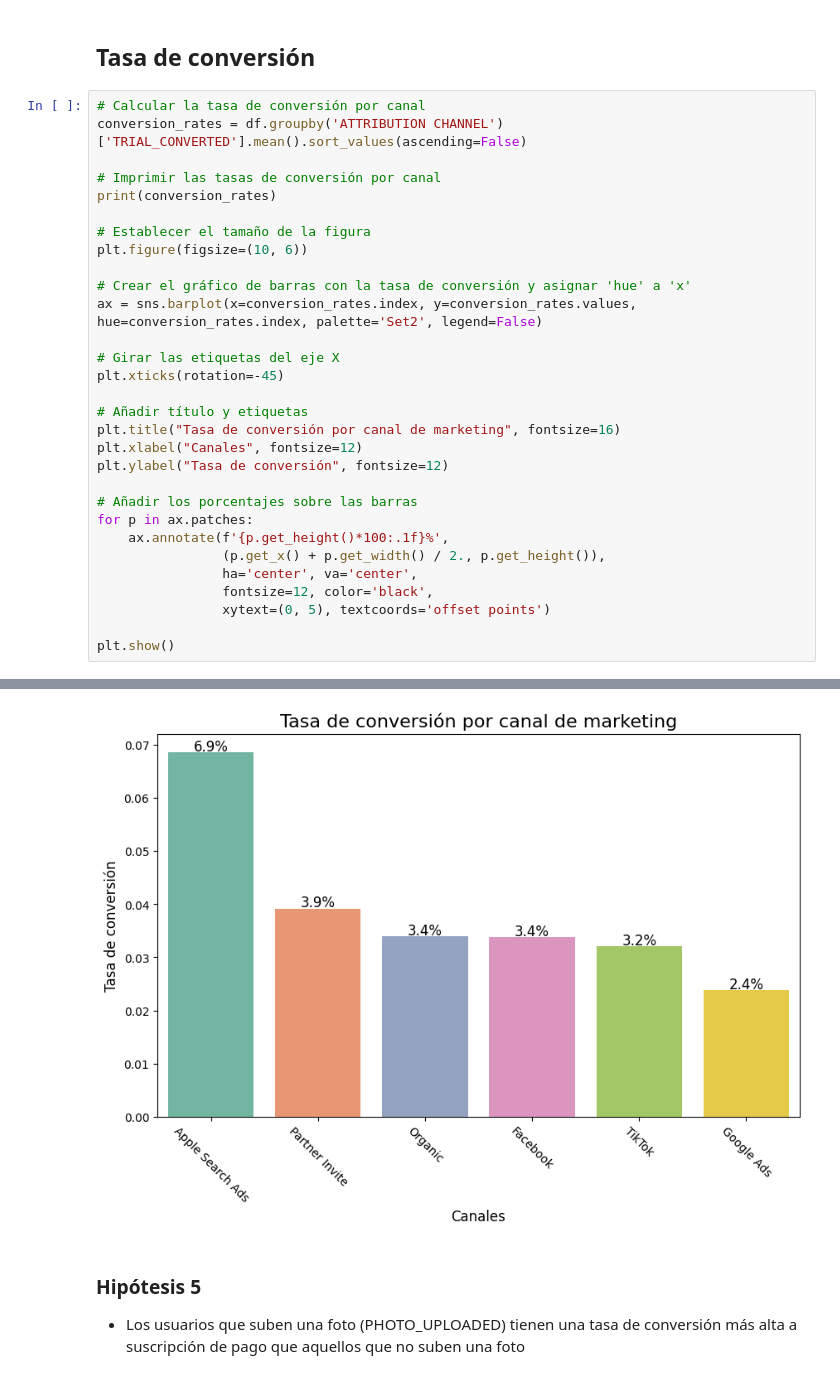
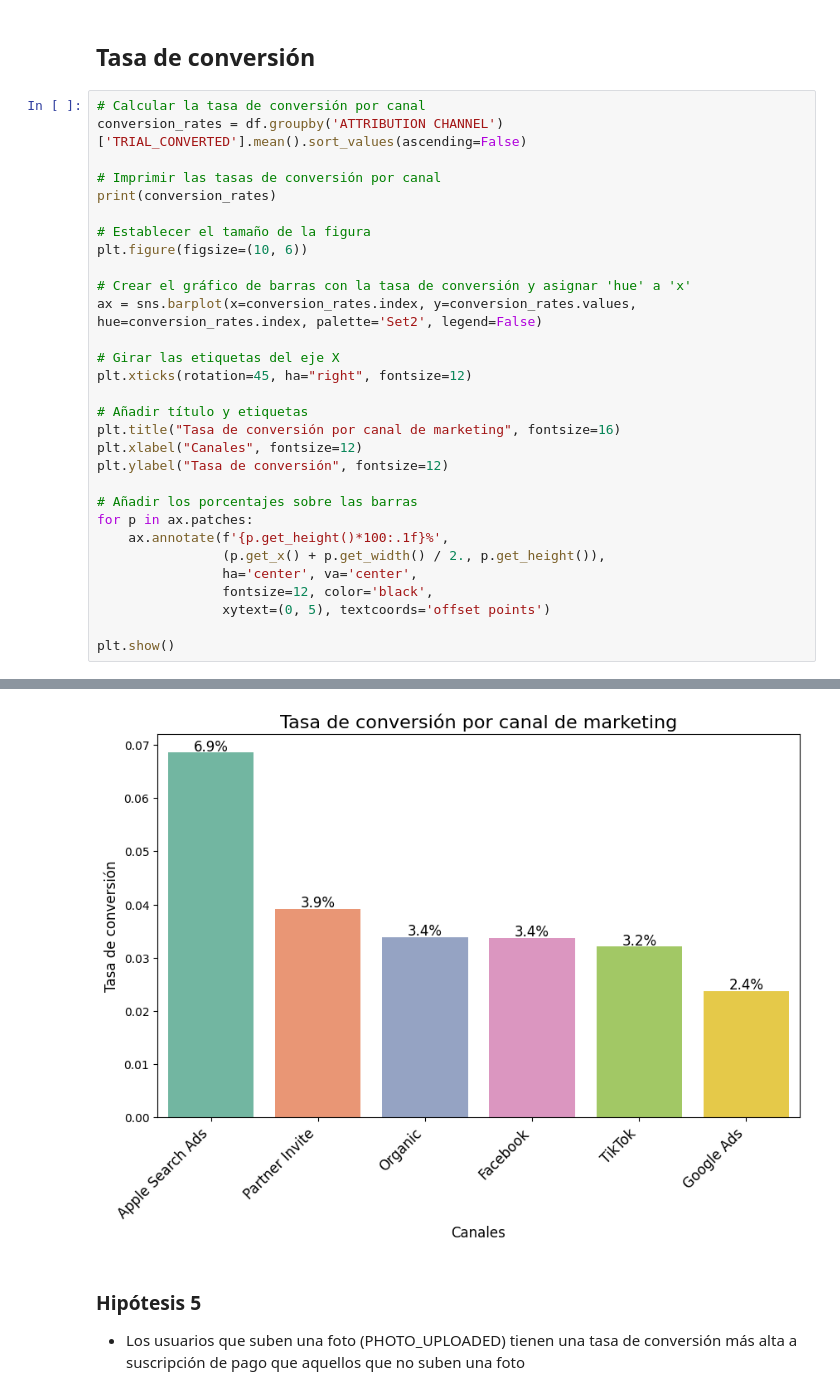
Before and after one commit to NaiSaratxaga/EDA_user-conversion-analysis, a Jupyter notebook: Notebooks/EDA_user_conversion_analysis.ipynb, the cells around one changed output, grey strips where cells are left out. Saved outputs shown, nothing was run; the diff lists cells and outputs as text.

```diff
--- a/Notebooks/EDA_user_conversion_analysis.ipynb
+++ b/Notebooks/EDA_user_conversion_analysis.ipynb
@@ -430,35 +430,35 @@ print(conversion_rates)
 plt.figure(figsize=(10, 6))
 
 # Crear el gráfico de barras con la tasa de conversión y asignar 'hue' a 'x'
 ax = sns.barplot(x=conversion_rates.index, y=conversion_rates.values, hue=conversion_rates.index, palette='Set2', legend=False)
 
 # Girar las etiquetas del eje X
-plt.xticks(rotation=-45)
+plt.xticks(rotation=45, ha="right", fontsize=12)
 
 # Añadir título y etiquetas
 plt.title("Tasa de conversión por canal de marketing", fontsize=16)
 plt.xlabel("Canales", fontsize=12)
 plt.ylabel("Tasa de conversión", fontsize=12)
 
 # Añadir los porcentajes sobre las barras
 for p in ax.patches:
     ax.annotate(f'{p.get_height()*100:.1f}%',
                 (p.get_x() + p.get_width() / 2., p.get_height()),
                 ha='center', va='center',
                 fontsize=12, color='black',
                 xytext=(0, 5), textcoords='offset points')
 
 plt.show()
 # %% [output]
 ATTRIBUTION CHANNEL
 Apple Search Ads    0.068551
 Partner Invite      0.039180
 Organic             0.033924
 Facebook            0.033766
 TikTok              0.032087
 Google Ads          0.023773
 Name: TRIAL_CONVERTED, dtype: float64
-[figure, old version]
+[figure, new version]
 # %% [markdown]
 ### Hipótesis 5
 - Los usuarios que suben una foto (PHOTO_UPLOADED) tienen una tasa de conversión más alta a suscripción de pago que aquellos que no suben una foto
```
Also changed, not shown: parts of 2 cells of this notebook.
